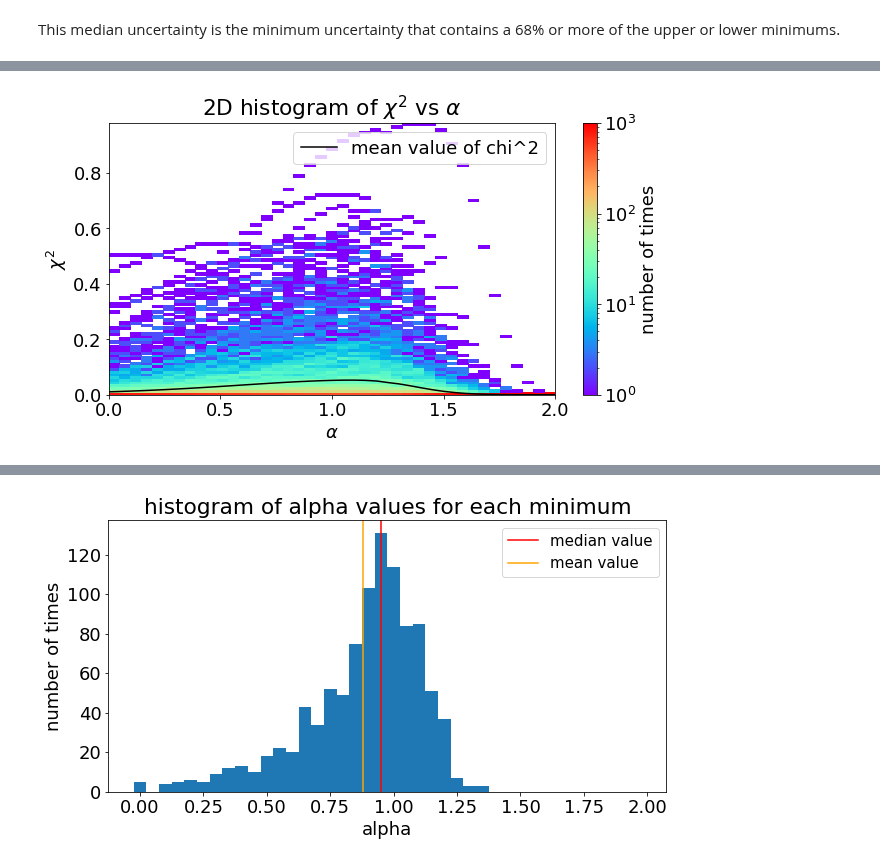
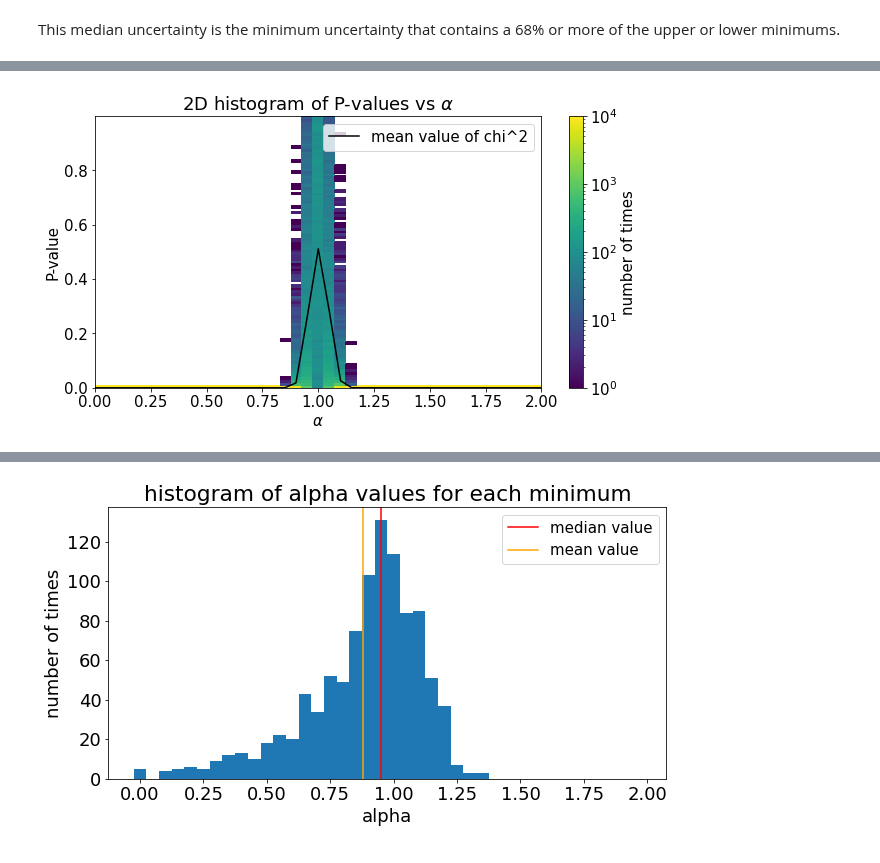
Before and after one commit to R-Grau/EBLpy, a Jupyter notebook: EBL_fit_MC_viewer.ipynb, the cells around one changed output, grey strips where cells are left out. Cells and saved outputs as stored; diff of their text form; code cells hidden in the pictures.

```diff
--- a/EBL_fit_MC_viewer.ipynb
+++ b/EBL_fit_MC_viewer.ipynb
@@ -12,7 +12,7 @@ import uproot
 
 # plt.rcParams['figure.figsize'] = [15, 5]
 plt.rcParams['figure.figsize'] = [10, 5]
-plt.rcParams['font.size'] = 18
+plt.rcParams['font.size'] = 15
 # %% [markdown]
 One file with all data:
 # %%
@@ -143,8 +143,8 @@ def extract(ds):
     chisqs = ds['chisqs'][:]
     alphas = ds['alphas'][:]
     return chisqs,alphas
-
-loc = Path('/data/magic/users-ifae/rgrau/EBL-splines/EBL1000_PWL_LP_MAGIC_with_0.07_Systematics_4w_fix_2errors_x10')
+locname = '/data/magic/users-ifae/rgrau/EBL-splines/EBL10000_PWL_PWL_MAGIC_with_0.07_Systematics_4w_fix_2errors'
+loc = Path(locname)
 
 # files = sorted([f for f in loc.glob("EBL*2022050916*.hdf5")]) #PWL_LP starting at alpha = 1 (16 alpha = 1, 11 alpha = 2)
 files = sorted([f for f in loc.glob("EBL*.hdf5")]) #all the others but PWL_LP
@@ -165,7 +165,7 @@ for name in files:
 # chisqs_iter = np.array(dffinal['chisqs'])
 # alphas_iter = np.array(dffinal['alphas'])
 
-with open("EBL_fit_config.yml", "r") as f:
+with open(locname + "/EBL_fit_config2_1.yml", "r") as f:
     inp_config = yaml.safe_load(f)
 fit_func_name = inp_config["fit_func_name"]
 Telescope = inp_config["Telescope"]
@@ -403,16 +428,20 @@ plt.show()
 # %%
-pval_iter = chi2.sf(chisqs_iter, 14)
-pval_iter2 = chi2.sf(chisqs_iter2, 14)
+npoints = 19 #should be 19
+nfreeparams = 2 #PWL 2, LP 3, MBPWL 2 + n breaks (not completely true for MBPWL + 1 for alpha as free parameter
+ndof = npoints - nfreeparams
+
+pval_iter = chi2.sf(chisqs_iter, ndof)
+pval_iter2 = chi2.sf(chisqs_iter2, ndof)
 fig, ax = plt.subplots()
 ax.plot(np.take_along_axis(alphas_iter[0], order, axis=0), np.take_along_axis(np.mean(pval_iter,0), order, axis=0), color = "black", label="mean value of chi^2")
-h = ax.hist2d(alphas_iter2, pval_iter2, bins=[len(alphas_iter[0]),100], norm = colors.LogNorm(), cmap = "rainbow", label="histogram of chi^2 values")
+h = ax.hist2d(alphas_iter2, pval_iter2, bins=[len(alphas_iter[0]),100], norm = colors.LogNorm(), label="histogram of chi^2 values")
 ax.set_xlabel(r'$\alpha$')
-ax.set_ylabel(r'$\chi^2$')
+ax.set_ylabel(r'P-value')
 ax.legend()
 ax.set_ylim(bottom = 0)
 # ax.set_xlim(0.5,1.15)
 fig.colorbar(h[3], ax=ax, label="number of times")
-ax.set_title(r"2D histogram of $\chi^2$ vs $\alpha$")
+ax.set_title(r"2D histogram of P-values vs $\alpha$")
 plt.show()
 # %% [output]
-[figure, old version]
+[figure, new version]
```
Also changed, not shown: parts of 36 cells of this notebook, 2 other files.
